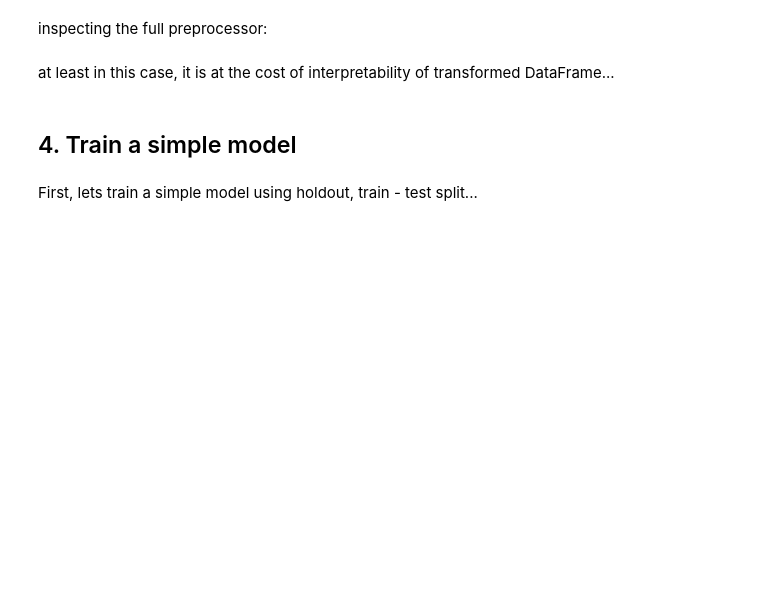
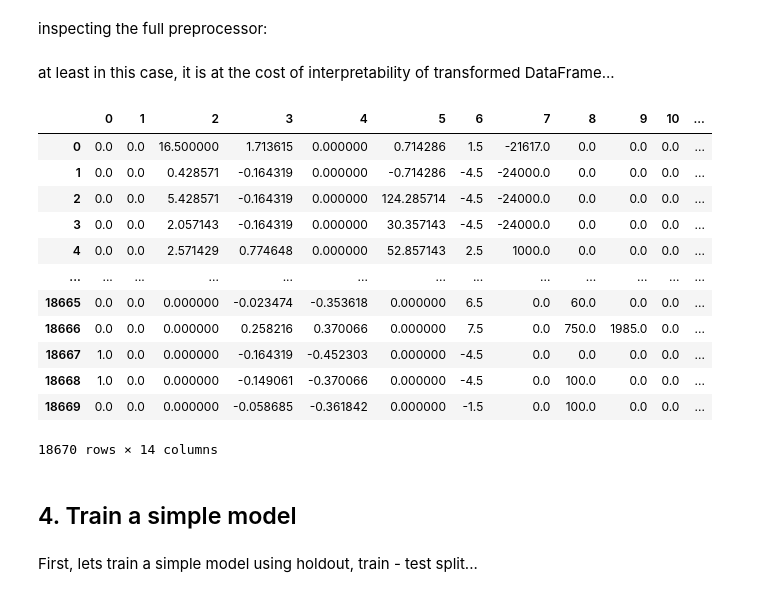
Before and after one commit to EloyGomez-bd/Ironhack_final_project, a Jupyter notebook: notebooks/data_modelling.ipynb, the cells around one changed output. Drawn from its saved outputs; the diff is of its cells as text; code cells hidden in the pictures; blank space fills up the shorter version.

```diff
--- a/notebooks/data_modelling.ipynb
+++ b/notebooks/data_modelling.ipynb
@@ -64,0 +59,3 @@ dtype: object
+# %%
+incidents = incidents[(np.abs(stats.zscore(incidents['TOTAL_COST_CURRENT'])) < 3)]
+incidents.shape
@@ -126,2 +135,2 @@ Since we have obtained a sparse matrix, we need to convert the data with the met
 # %%
-preprocessor.fit_transform(incidents).todense()
+# preprocessor.fit_transform(incidents).todense()
@@ -132,7 +139,23 @@ inspecting the full preprocessor:
 # %% [markdown]
 at least in this case, it is at the cost of interpretability of transformed DataFrame...
 # %%
-pd.DataFrame(data=preprocessor.fit_transform(incidents).todense())
+incidents_encoded = pd.DataFrame(data=preprocessor.fit_transform(incidents))
+# %%
+incidents_encoded
+# %% [output]
+|  | 0 | 1 | 2 | 3 | 4 | 5 | 6 | 7 | 8 | 9 | 10 | ... |
+| 0 | 0.0 | 0.0 | 16.500000 | 1.713615 | 0.000000 | 0.714286 | 1.5 | -21617.0 | 0.0 | 0.0 | 0.0 | ... |
+| 1 | 0.0 | 0.0 | 0.428571 | -0.164319 | 0.000000 | -0.714286 | -4.5 | -24000.0 | 0.0 | 0.0 | 0.0 | ... |
+| 2 | 0.0 | 0.0 | 5.428571 | -0.164319 | 0.000000 | 124.285714 | -4.5 | -24000.0 | 0.0 | 0.0 | 0.0 | ... |
+| 3 | 0.0 | 0.0 | 2.057143 | -0.164319 | 0.000000 | 30.357143 | -4.5 | -24000.0 | 0.0 | 0.0 | 0.0 | ... |
+| 4 | 0.0 | 0.0 | 2.571429 | 0.774648 | 0.000000 | 52.857143 | 2.5 | 1000.0 | 0.0 | 0.0 | 0.0 | ... |
+| ... | ... | ... | ... | ... | ... | ... | ... | ... | ... | ... | ... | ... |
+| 18665 | 0.0 | 0.0 | 0.000000 | -0.023474 | -0.353618 | 0.000000 | 6.5 | 0.0 | 60.0 | 0.0 | 0.0 | ... |
+| 18666 | 0.0 | 0.0 | 0.000000 | 0.258216 | 0.370066 | 0.000000 | 7.5 | 0.0 | 750.0 | 1985.0 | 0.0 | ... |
+| 18667 | 1.0 | 0.0 | 0.000000 | -0.164319 | -0.452303 | 0.000000 | -4.5 | 0.0 | 0.0 | 0.0 | 0.0 | ... |
+| 18668 | 1.0 | 0.0 | 0.000000 | -0.149061 | -0.370066 | 0.000000 | -4.5 | 0.0 | 100.0 | 0.0 | 0.0 | ... |
+| 18669 | 0.0 | 0.0 | 0.000000 | -0.058685 | -0.361842 | 0.000000 | -1.5 | 0.0 | 100.0 | 0.0 | 0.0 | ... |
+18670 rows × 14 columns
 # %% [markdown]
 ## 4. Train a simple model
 # %% [markdown]
```
Also changed, not shown: parts of 29 cells of this notebook.
